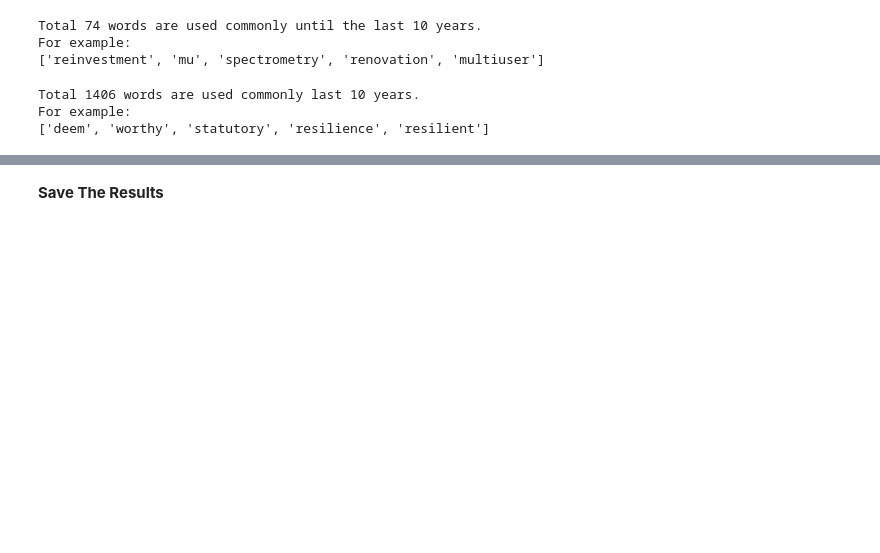
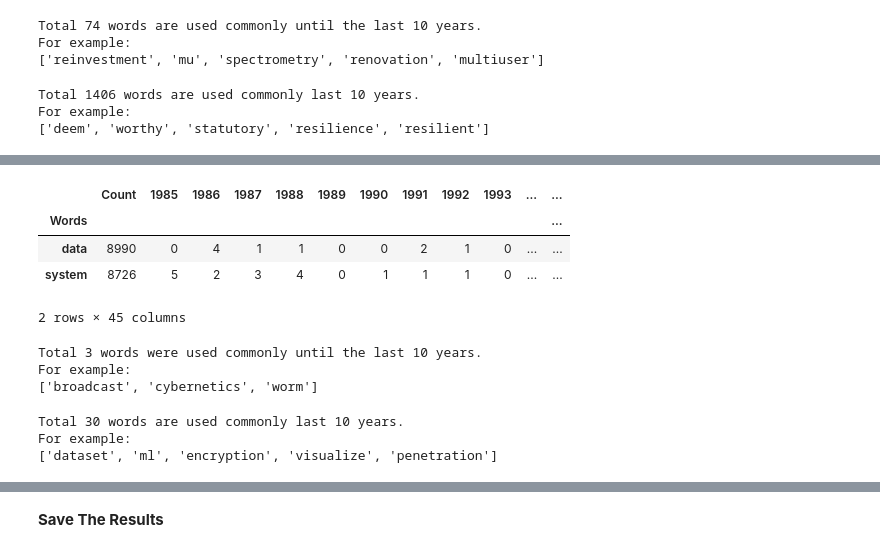
Before and after one commit to msklc/Text-Mining-Approach-to-Analyze-The-Cyber-Security-Related-Articles, a Jupyter notebook: PART-3 Text Mining.ipynb, the cells around one changed output, grey strips where cells are left out. Cells and saved outputs as stored; diff of their text form; code cells hidden in the pictures; blank space fills up the shorter version.

Commit message:
part-3 loading-analyzing of IT/cyber terms

```diff
--- a/PART-3 Text Mining.ipynb
+++ b/PART-3 Text Mining.ipynb
@@ -597,6 +597,0 @@ __Create 3 New Columns for this DataFrame__
-# %%
-df_FreqDist['UpToLast10Year']=df_FreqDist.iloc[:,1:27].sum(axis=1) #1985-2010
-df_FreqDist['Last10Year']=df_FreqDist.iloc[:,27:37].sum(axis=1) #2011-2020
-df_FreqDist.loc[df_FreqDist['UpToLast10Year']==0,'UpToLast10Year']=1 #Change 0 to 1 to complete math operations
-df_FreqDist['Ratio']=df_FreqDist['Last10Year']/df_FreqDist['UpToLast10Year'].round(decimals=2)
-df_FreqDist
@@ -636,0 +600,17 @@ __Compare the Words of the Last 10 Years and Before__
+# %%
+#Sum of between 1985-2010
+df_FreqDist['UpToLast10Year']=df_FreqDist.iloc[:,1:27].sum(axis=1)
+
+#Sum of between 2011-2020
+df_FreqDist['Last10Year']=df_FreqDist.iloc[:,27:37].sum(axis=1)
+
+#First Usage Year and Number Of Words
+df_FreqDist['FirstUsedYear']=0
+df_FreqDist['FirstUsedNum']=0
+for n in range(1,df_FreqDist.shape[0]+1):
+    column_index=(df_FreqDist.iloc[n-1:n,1:37].values !=0).argmax()
+    column_name=df_FreqDist.columns[1+column_index]
+    df_FreqDist['FirstUsedYear'][n-1]=column_name
+    df_FreqDist['FirstUsedNum'][n-1]=df_FreqDist[column_name][n-1]
+
+df_FreqDist
@@ -652,11 +649,3 @@ print("Total {} words are used commonly last 10 years.\nFor example:\n{}".format
 Total 1406 words are used commonly last 10 years.
 For example:
 ['deem', 'worthy', 'statutory', 'resilience', 'resilient']
-# %%
-#First Used
-df_FreqDist['FirstUsed']=0
-for n in range(1,df_FreqDist.shape[0]+1):
-    column_index=(df_FreqDist.iloc[n-1:n,1:-3].values !=0).argmax()
-    column_name=df_FreqDist.columns[1+column_index]
-    df_FreqDist['FirstUsed'][n-1]=column_name
-df_FreqDist
@@ -685,0 +667,5 @@ plt.show()
+# %%
+#Load IT_Cyber Terms
+df_IT_terms=pd.read_csv('data/IT_cyber_terms.csv', sep=';')
+IT_terms_list=list(df_IT_terms['Words'])
+IT_terms_list[:10]
@@ -685,0 +683,28 @@ plt.show()
+# %%
+#Create a new dataframe filtering with IT_Cyber Terms
+df_FreqDist_IT_terms=df_FreqDist[df_FreqDist.index.isin(IT_terms_list)]
+df_FreqDist_IT_terms.head(2)
+# %% [output]
+|  | Count | 1985 | 1986 | 1987 | 1988 | 1989 | 1990 | 1991 | 1992 | 1993 | ... | ... |
+| Words |  |  |  |  |  |  |  |  |  |  |  | ... |
+| data | 8990 | 0 | 4 | 1 | 1 | 0 | 0 | 2 | 1 | 0 | ... | ... |
+| system | 8726 | 5 | 2 | 3 | 4 | 0 | 1 | 1 | 1 | 0 | ... | ... |
+2 rows × 45 columns
+# %%
+#The words which are used commonly until the last 10 years in papers
+notused_last10years_IT=df_FreqDist_IT_terms[(df_FreqDist_IT_terms['UpToLast10Year']>10)&(df_FreqDist_IT_terms['Last10Year']<10)].index
+print("Total {} words were used commonly until the last 10 years.\nFor example:\n{}".format(len(notused_last10years_IT),
+                                                                                     list(notused_last10years_IT[:5])))
+# %% [output]
+Total 3 words were used commonly until the last 10 years.
+For example:
+['broadcast', 'cybernetics', 'worm']
+# %%
+#The words which are used commonly last 10 years in papers
+used_last10years_IT=df_FreqDist_IT_terms[(df_FreqDist_IT_terms['UpToLast10Year']<10)&(df_FreqDist_IT_terms['Last10Year']>10)].index
+print("Total {} words are used commonly last 10 years.\nFor example:\n{}".format(len(used_last10years_IT),
+                                                                                     list(used_last10years_IT[:5])))
+# %% [output]
+Total 30 words are used commonly last 10 years.
+For example:
+['dataset', 'ml', 'encryption', 'visualize', 'penetration']
```
Also changed, not shown: parts of 22 cells of this notebook.
